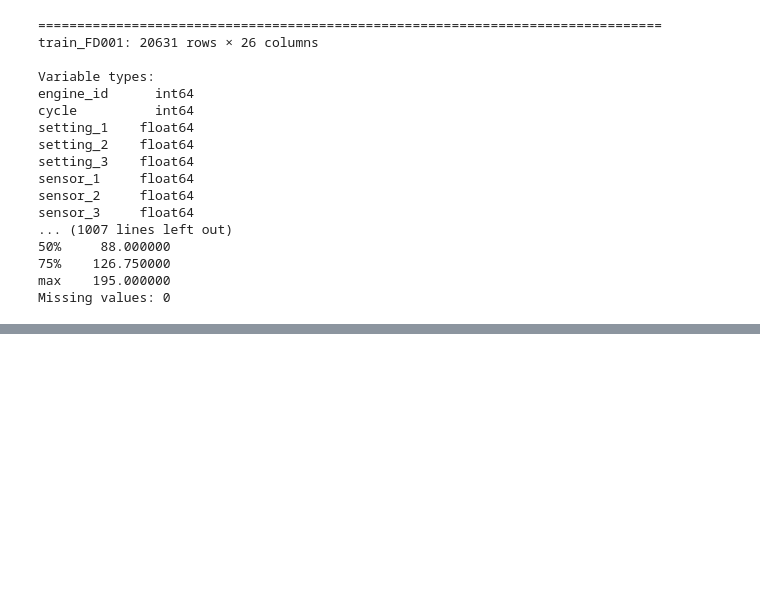
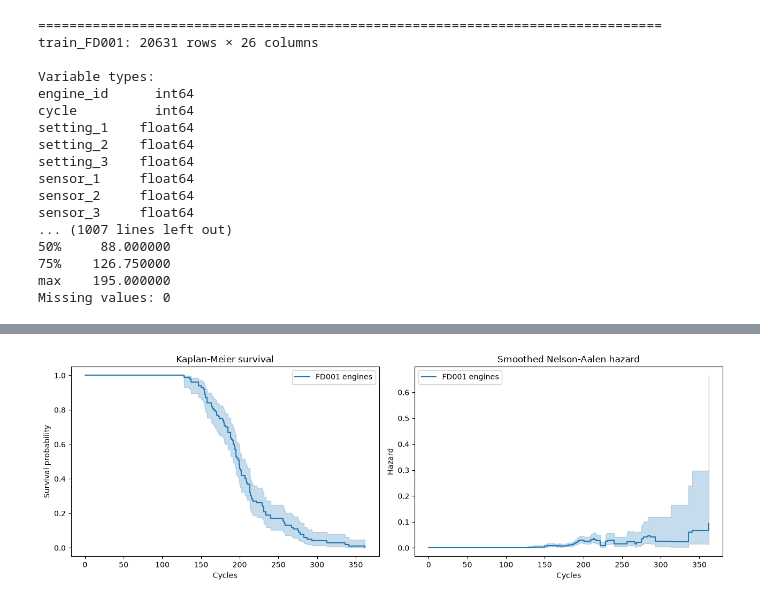
Before and after one commit to MJwd-Hasan/turbofan-engine-cmapps, a Jupyter notebook: findings.ipynb, the cells around one changed output, grey strips where cells are left out. Saved outputs shown, nothing was run; the diff lists cells and outputs as text; code cells hidden in the pictures; blank space fills up the shorter version.

```diff
--- a/findings.ipynb
+++ b/findings.ipynb
@@ -95,0 +295,78 @@ Missing values: 0
+# %%
+# Estimate FD001 survival with Kaplan-Meier and hazard with Nelson-Aalen.
+from lifelines import KaplanMeierFitter, NelsonAalenFitter
+from scipy.stats import norm
+
+event_table = fd001_life[["T", "event"]]
+kmf = KaplanMeierFitter().fit(
+    event_table["T"],
+    event_observed=event_table["event"],
+    label="FD001 engines",
+)
+naf = NelsonAalenFitter().fit(
+    event_table["T"],
+    event_observed=event_table["event"],
+    label="FD001 engines",
+)
+
+print("Engine-level sample size:", len(event_table))
+print("Observed events:", int(event_table["event"].sum()))
+print("Median cycles to failure:", kmf.median_survival_time_)
+print("Kaplan-Meier event-table summary:")
+print(kmf.event_table[["at_risk", "observed", "censored"]].describe())
+print("Nelson-Aalen cumulative-hazard estimate and confidence intervals:")
+print(
+    pd.concat(
+        [naf.cumulative_hazard_, naf.confidence_interval_],
+        axis=1,
+    ).tail(10).to_string()
+)
+print("KM/NA are nonparametric estimators, so regression coefficients do not apply.")
+
+wald_time = 200
+survival_at_time = float(kmf.predict(wald_time))
+events_by_time = kmf.event_table.loc[:wald_time]
+risk_sets = events_by_time["at_risk"]
+observed_events = events_by_time["observed"]
+valid_rows = risk_sets > observed_events
+greenwood_sum = (
+    observed_events[valid_rows]
+    / (
+        risk_sets[valid_rows]
+        * (risk_sets[valid_rows] - observed_events[valid_rows])
+    )
+).sum()
+greenwood_se = survival_at_time * np.sqrt(greenwood_sum)
+wald_statistic = (survival_at_time - 0.5) / greenwood_se
+wald_p_value = 2 * norm.sf(abs(wald_statistic))
+wald_ci = np.clip(
+    [
+        survival_at_time - 1.96 * greenwood_se,
+        survival_at_time + 1.96 * greenwood_se,
+    ],
+    0,
+    1,
+)
+print(
+    f"Wald test at {wald_time} cycles: H0: S(t) = 0.5; "
+    f"S(t)={survival_at_time:.3f}, SE={greenwood_se:.3f}, "
+    f"95% Wald CI=({wald_ci[0]:.3f}, {wald_ci[1]:.3f}), "
+    f"z={wald_statistic:.3f}, p={wald_p_value:.4f}"
+)
+
+fig, axes = plt.subplots(1, 2, figsize=(13, 4.5))
+kmf.plot_survival_function(ax=axes[0], ci_show=True)
+axes[0].set(
+    title="Kaplan-Meier survival",
+    xlabel="Cycles",
+    ylabel="Survival probability",
+)
+naf.plot_hazard(ax=axes[1], bandwidth=8)
+axes[1].set(
+    title="Smoothed Nelson-Aalen hazard",
+    xlabel="Cycles",
+    ylabel="Hazard",
+)
+fig.tight_layout()
+plt.show()
+# %% [output]
@@ -95,0 +390 @@ Missing values: 0
+[figure, added]
```
Also changed, not shown: parts of 6 cells of this notebook.
